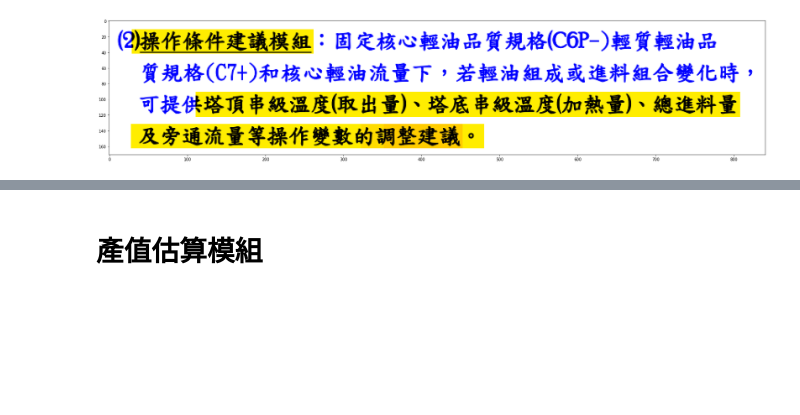
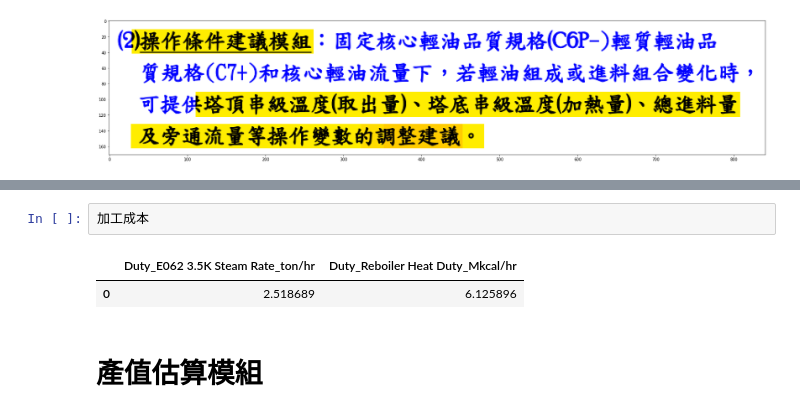
Before and after one commit to skywalker0803r/oil_project_20200424, a Jupyter notebook: Operation optimization module.ipynb, the cells around one changed output, grey strips where cells are left out. Drawn from its saved outputs; the diff is of its cells as text; blank space fills up the shorter version.

```diff
--- a/Operation optimization module.ipynb
+++ b/Operation optimization module.ipynb
@@ -158,3 +178,8 @@ F = 操作建議模組
+# %%
+加工成本
+# %% [output]
+|  | Duty_E062 3.5K Steam Rate_ton/hr | Duty_Reboiler Heat Duty_Mkcal/hr |
+| 0 | 2.518689 | 6.125896 |
 # %% [markdown]
 # 產值估算模組
 # %%
```
Also changed, not shown: parts of 18 cells of this notebook.
